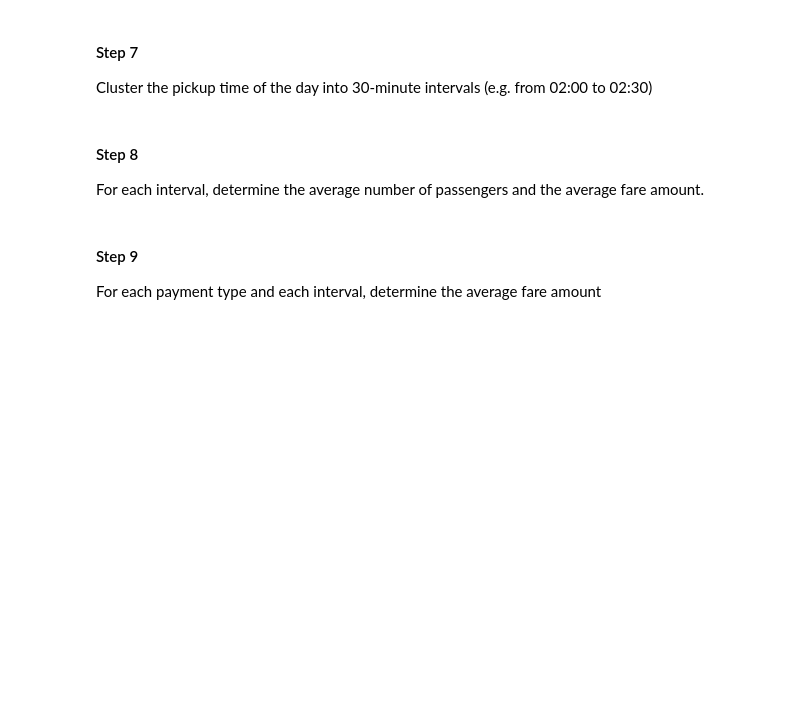
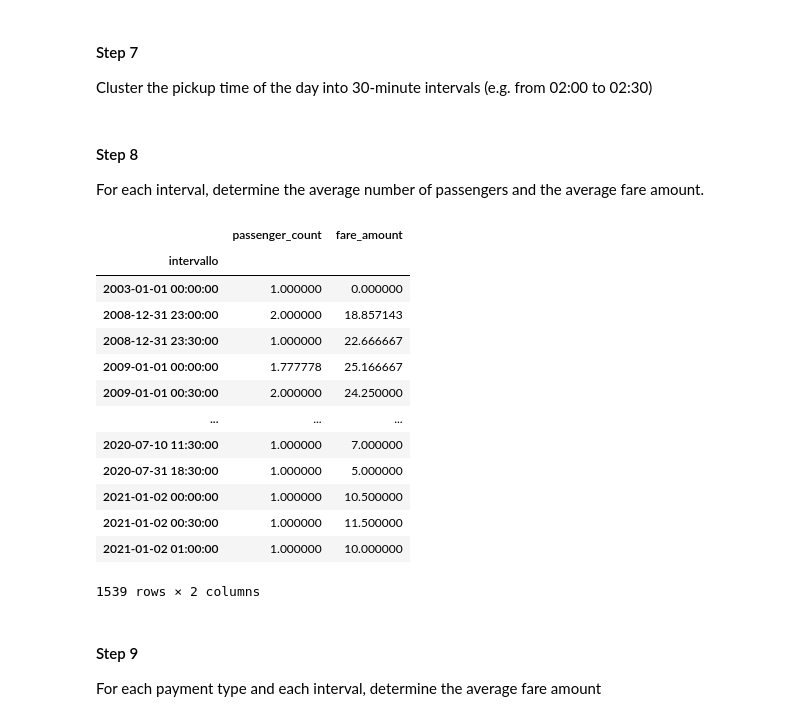
Before and after one commit to Cova18/Fondamenti-di-Informatica, a Jupyter notebook: Proggetto_Informatica.ipynb, the cells around one changed output. Saved outputs shown, nothing was run; the diff lists cells and outputs as text; code cells hidden in the pictures; blank space fills up the shorter version.

```diff
--- a/Proggetto_Informatica.ipynb
+++ b/Proggetto_Informatica.ipynb
@@ -102,9 +130,29 @@ For each pickup location, determine how many trips have started there.
 # %% [markdown]
 #### Step 7
 Cluster the pickup time of the day into 30-minute intervals (e.g. from 02:00 to 02:30)
+# %%
+dataFrame['intervallo'] = pd.to_datetime(dataFrame['tpep_pickup_datetime']).dt.floor("30min")
 # %% [markdown]
 #### Step 8
 For each interval, determine the average number of passengers and the average fare amount.
+# %%
+intervalli_df = dataFrame.groupby(["intervallo"]).mean(["passenger_count","fare_amount"])[["passenger_count", "fare_amount"]]
+intervalli_df
+# %% [output]
+|  | passenger_count | fare_amount |
+| intervallo |  |  |
+| 2003-01-01 00:00:00 | 1.000000 | 0.000000 |
+| 2008-12-31 23:00:00 | 2.000000 | 18.857143 |
+| 2008-12-31 23:30:00 | 1.000000 | 22.666667 |
+| 2009-01-01 00:00:00 | 1.777778 | 25.166667 |
+| 2009-01-01 00:30:00 | 2.000000 | 24.250000 |
+| ... | ... | ... |
+| 2020-07-10 11:30:00 | 1.000000 | 7.000000 |
+| 2020-07-31 18:30:00 | 1.000000 | 5.000000 |
+| 2021-01-02 00:00:00 | 1.000000 | 10.500000 |
+| 2021-01-02 00:30:00 | 1.000000 | 11.500000 |
+| 2021-01-02 01:00:00 | 1.000000 | 10.000000 |
+1539 rows × 2 columns
 # %% [markdown]
 #### Step 9
 For each payment type and each interval, determine the average fare amount
```
Also changed, not shown: parts of 4 cells of this notebook.
